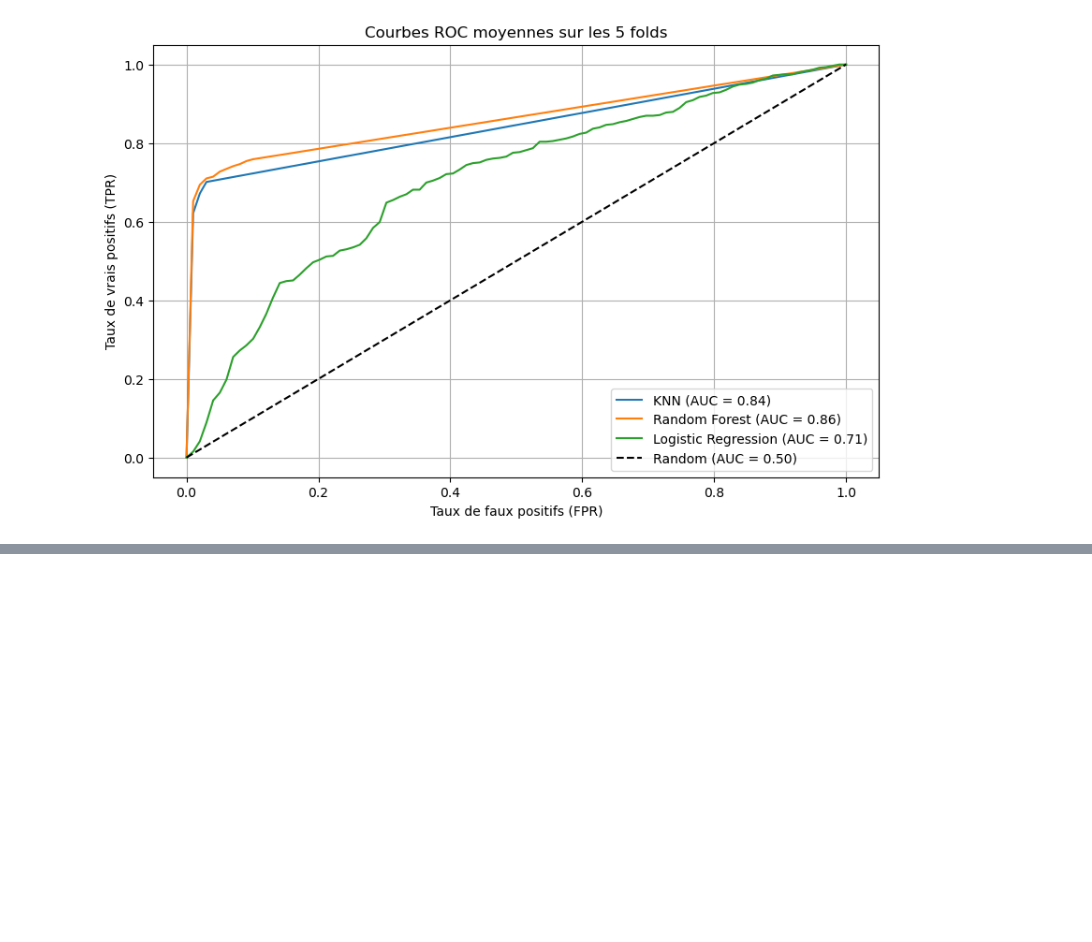
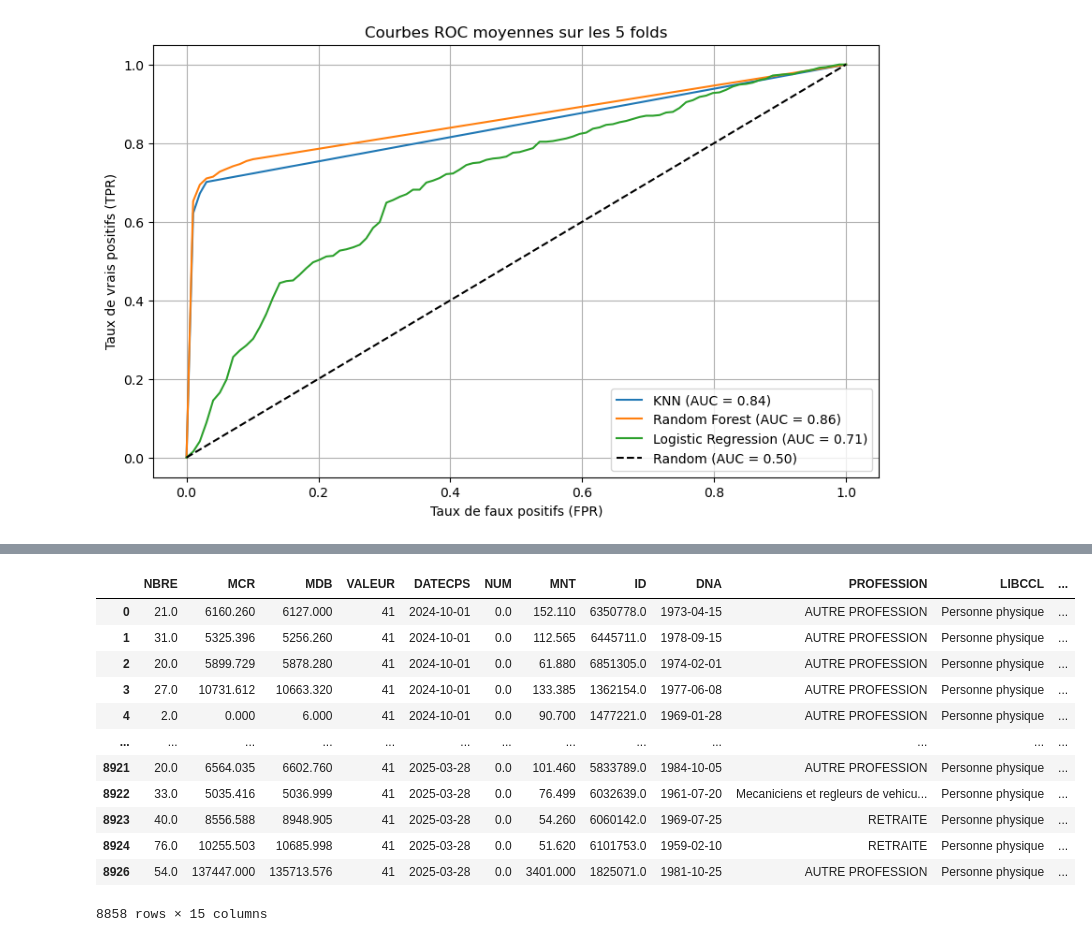
Before and after one commit to WissemZera/SystemeDePrediction, a Jupyter notebook: risk_prediction_check_payments.ipynb, the cells around one changed output, grey strips where cells are left out. Cells and saved outputs as stored; diff of their text form; code cells hidden in the pictures; blank space fills up the shorter version.

```diff
--- a/risk_prediction_check_payments.ipynb
+++ b/risk_prediction_check_payments.ipynb
@@ -528,0 +699,38 @@ plt.show()
+# %%
+# 3. FEATURE ENGINEERING
+print("\n# 3. FEATURE ENGINEERING")
+
+# Encode categorical variables
+print("\n# Encode categorical variables")
+le_profession = LabelEncoder()
+df2['le_PROFESSION'] = le_profession.fit_transform(df2['PROFESSION'].fillna(''))
+
+le_libccl = LabelEncoder()
+df2['le_LIBCCL'] = le_libccl.fit_transform(df2['LIBCCL'].fillna(''))
+
+# Compute skewness for numeric columns
+print("\n# Compute skewness")
+numeric_cols = df2.select_dtypes(include=['number']).columns
+skew_values = df2[numeric_cols].skew()
+print("Skewness of numeric columns:")
+print(skew_values)
+
+# Impute missing values based on skewness
+print("\n# Impute missing values")
+# Define columns to impute with median (skewed) or mean (normal)
+median_cols = ['NBRE', 'MCR', 'MDB', 'MNT', 'le_PROFESSION', 'le_LIBCCL']
+mean_cols = ['VALEUR', 'ID', 'AGE']
+
+# Impute using median for skewed columns
+for col in median_cols:
+    if col in df2.columns:
+        df2[col] = df2[col].fillna(df2[col].median())
+        print(f"{col}: Filled NaN with median (high skew)")
+
+# Impute using mean for relatively normal columns
+for col in mean_cols:
+    if col in df2.columns:
+        df2[col] = df2[col].fillna(df2[col].mean())
+        print(f"{col}: Filled NaN with mean (low skew)")
+
+df2 = df2.dropna(subset=['SORT'])
@@ -528,0 +755,16 @@ plt.show()
+# %%
+df2
+# %% [output]
+|  | NBRE | MCR | MDB | VALEUR | DATECPS | NUM | MNT | ID | DNA | PROFESSION | LIBCCL | ... |
+| 0 | 21.0 | 6160.260 | 6127.000 | 41 | 2024-10-01 | 0.0 | 152.110 | 6350778.0 | 1973-04-15 | AUTRE PROFESSION | Personne physique | ... |
+| 1 | 31.0 | 5325.396 | 5256.260 | 41 | 2024-10-01 | 0.0 | 112.565 | 6445711.0 | 1978-09-15 | AUTRE PROFESSION | Personne physique | ... |
+| 2 | 20.0 | 5899.729 | 5878.280 | 41 | 2024-10-01 | 0.0 | 61.880 | 6851305.0 | 1974-02-01 | AUTRE PROFESSION | Personne physique | ... |
+| 3 | 27.0 | 10731.612 | 10663.320 | 41 | 2024-10-01 | 0.0 | 133.385 | 1362154.0 | 1977-06-08 | AUTRE PROFESSION | Personne physique | ... |
+| 4 | 2.0 | 0.000 | 6.000 | 41 | 2024-10-01 | 0.0 | 90.700 | 1477221.0 | 1969-01-28 | AUTRE PROFESSION | Personne physique | ... |
+| ... | ... | ... | ... | ... | ... | ... | ... | ... | ... | ... | ... | ... |
+| 8921 | 20.0 | 6564.035 | 6602.760 | 41 | 2025-03-28 | 0.0 | 101.460 | 5833789.0 | 1984-10-05 | AUTRE PROFESSION | Personne physique | ... |
+| 8922 | 33.0 | 5035.416 | 5036.999 | 41 | 2025-03-28 | 0.0 | 76.499 | 6032639.0 | 1961-07-20 | Mecaniciens et regleurs de vehicu... | Personne physique | ... |
+| 8923 | 40.0 | 8556.588 | 8948.905 | 41 | 2025-03-28 | 0.0 | 54.260 | 6060142.0 | 1969-07-25 | RETRAITE | Personne physique | ... |
+| 8924 | 76.0 | 10255.503 | 10685.998 | 41 | 2025-03-28 | 0.0 | 51.620 | 6101753.0 | 1959-02-10 | RETRAITE | Personne physique | ... |
+| 8926 | 54.0 | 137447.000 | 135713.576 | 41 | 2025-03-28 | 0.0 | 3401.000 | 1825071.0 | 1981-10-25 | AUTRE PROFESSION | Personne physique | ... |
+8858 rows × 15 columns
```
Also changed, not shown: parts of 11 cells of this notebook.
